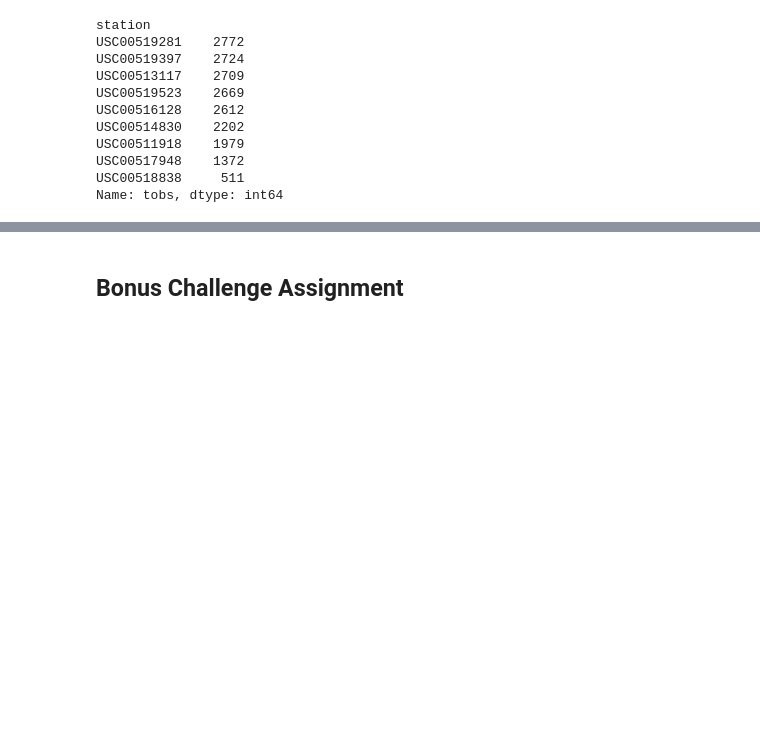
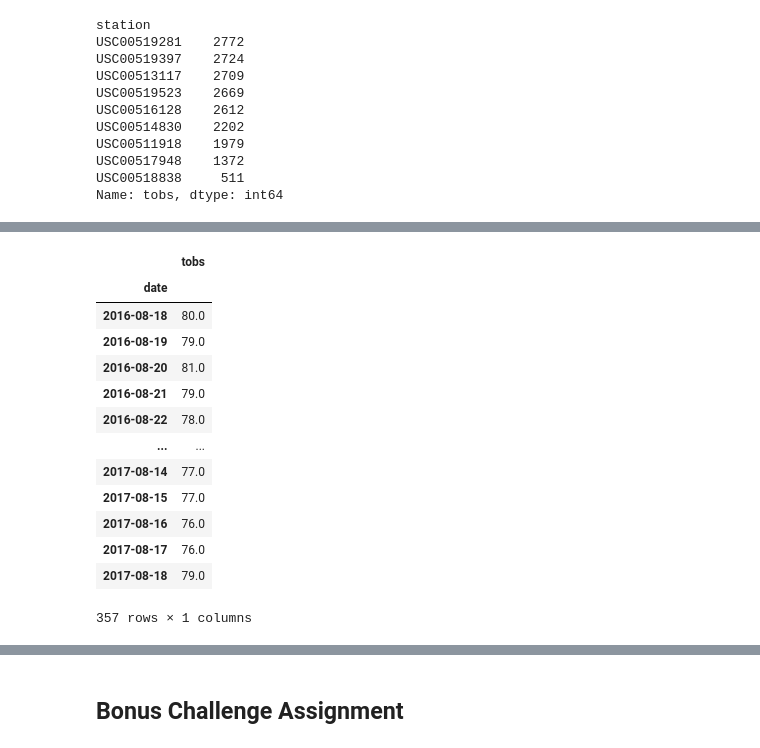
Before and after one commit to arvinseeva/sqlalchemy-challenge, a Jupyter notebook: climate_starter.ipynb, the cells around one changed output, grey strips where cells are left out. Drawn from its saved outputs; the diff is of its cells as text; code cells hidden in the pictures; blank space fills up the shorter version.

```diff
--- a/climate_starter.ipynb
+++ b/climate_starter.ipynb
@@ -244,0 +262,25 @@ Name: tobs, dtype: int64
+# %%
+last_station = pd.read_sql("SELECT date, tobs FROM Measurement WHERE date >= '2016-08-18'AND station ='USC00519281'", conn)
+last_station
+
+# Save the query results as a Pandas DataFrame and set the index to the date column
+last_station.set_index("date")
+
+
+# Sort the dataframe by date
+last_station.sort_values("date", ascending=True).set_index("date")
+# %% [output]
+|  | tobs |
+| date |  |
+| 2016-08-18 | 80.0 |
+| 2016-08-19 | 79.0 |
+| 2016-08-20 | 81.0 |
+| 2016-08-21 | 79.0 |
+| 2016-08-22 | 78.0 |
+| ... | ... |
+| 2017-08-14 | 77.0 |
+| 2017-08-15 | 77.0 |
+| 2017-08-16 | 76.0 |
+| 2017-08-17 | 76.0 |
+| 2017-08-18 | 79.0 |
+357 rows × 1 columns
```
Also changed, not shown: parts of 3 cells of this notebook.
